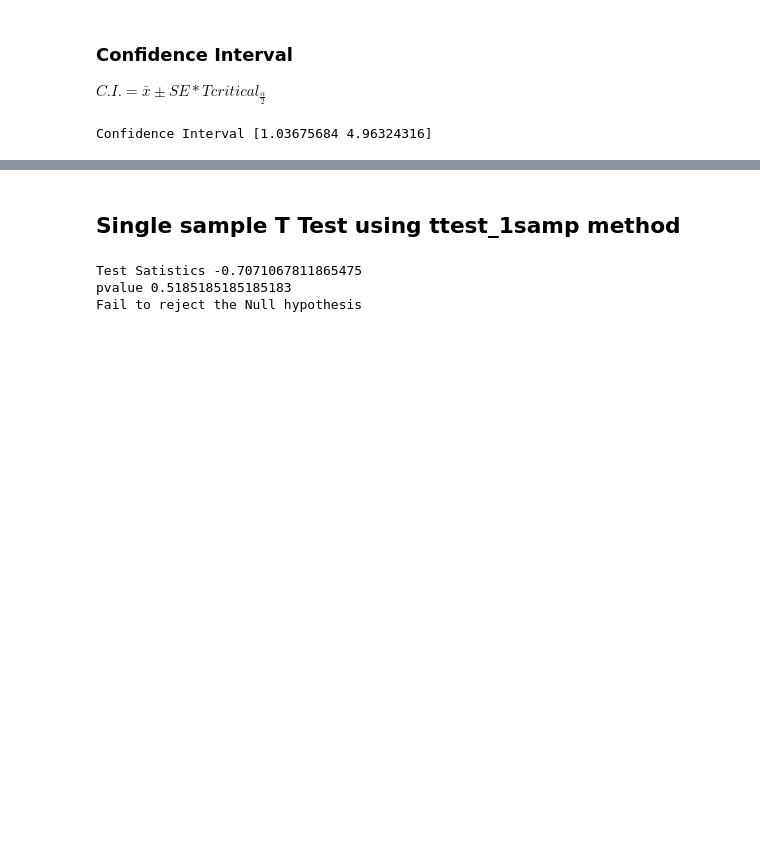
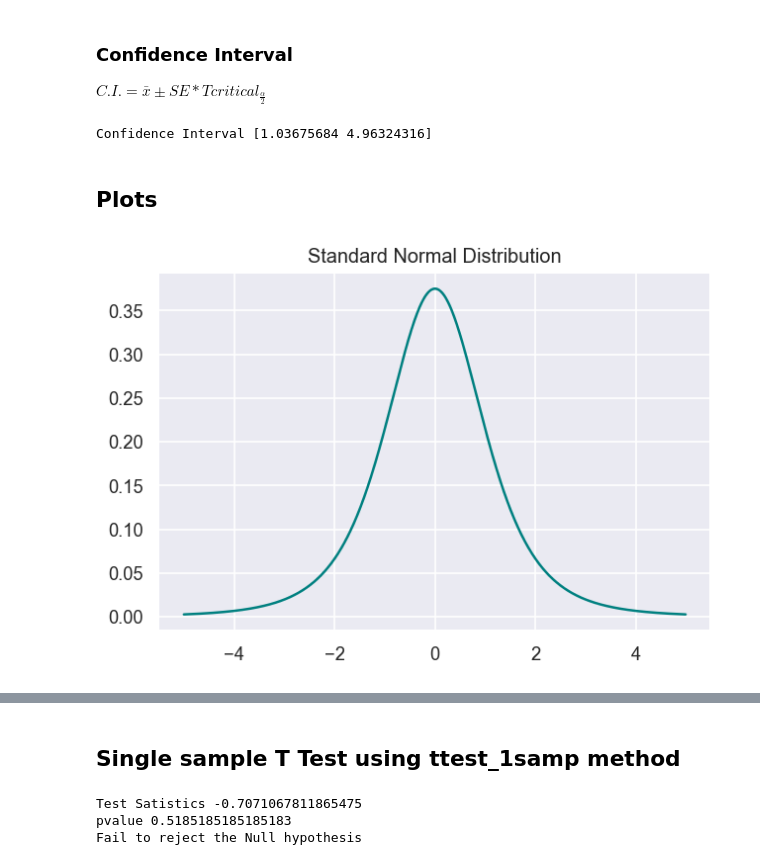
Before and after one commit to BharathC15/NielitChennai, a Jupyter notebook: python/hypothesisTesting/ttest.ipynb, the cells around one changed output, grey strips where cells are left out. Saved outputs shown, nothing was run; the diff lists cells and outputs as text; code cells hidden in the pictures; blank space fills up the shorter version.

Commit message:
Added a plot - Graphical verification

```diff
--- a/python/hypothesisTesting/ttest.ipynb
+++ b/python/hypothesisTesting/ttest.ipynb
@@ -5,6 +5,7 @@ import numpy as np
 import pandas as pd
 import matplotlib.pyplot as plt
 import seaborn as sns
+sns.set()
 # %% [markdown]
 Q. Is the Mean of the sample (1,2,3,4,5) equal to the population mean of 3.5 with confidence level of 95 percentage
 # %%
@@ -109,3 +110,16 @@ $C.I. =\bar{x} \pm SE * Tcritical_\frac{\alpha}{2}$
 print("Confidence Interval",sample_mean+(SE)*np.array([tcritical_l,tcritical_u]))
 # %% [output]
 Confidence Interval [1.03675684 4.96324316]
+# %% [markdown]
+## Plots
+# %%
+llimit=-5
+ulimit=5
+x=np.arange(llimit,ulimit,0.01)
+y=t.pdf(x=x,df=dof)
+plt.figure(dpi=120)
+sns.lineplot(x=x,y=y,color='teal')
+plt.title("Standard Normal Distribution")
+plt.show()
+# %% [output]
+[figure, added]
```
Also changed, not shown: parts of 3 cells of this notebook.
